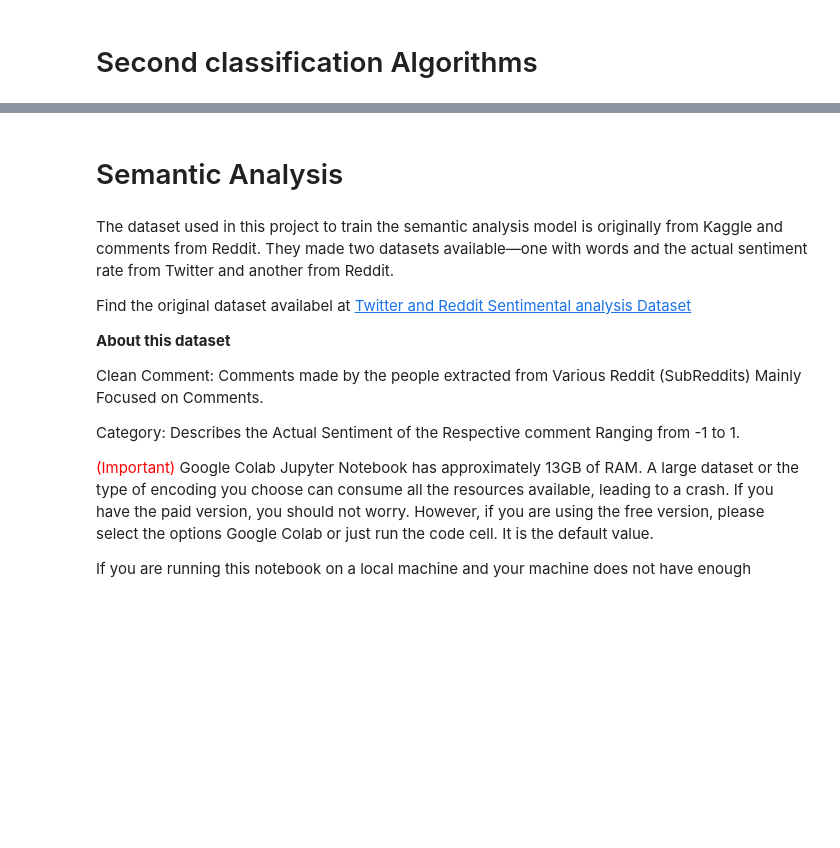
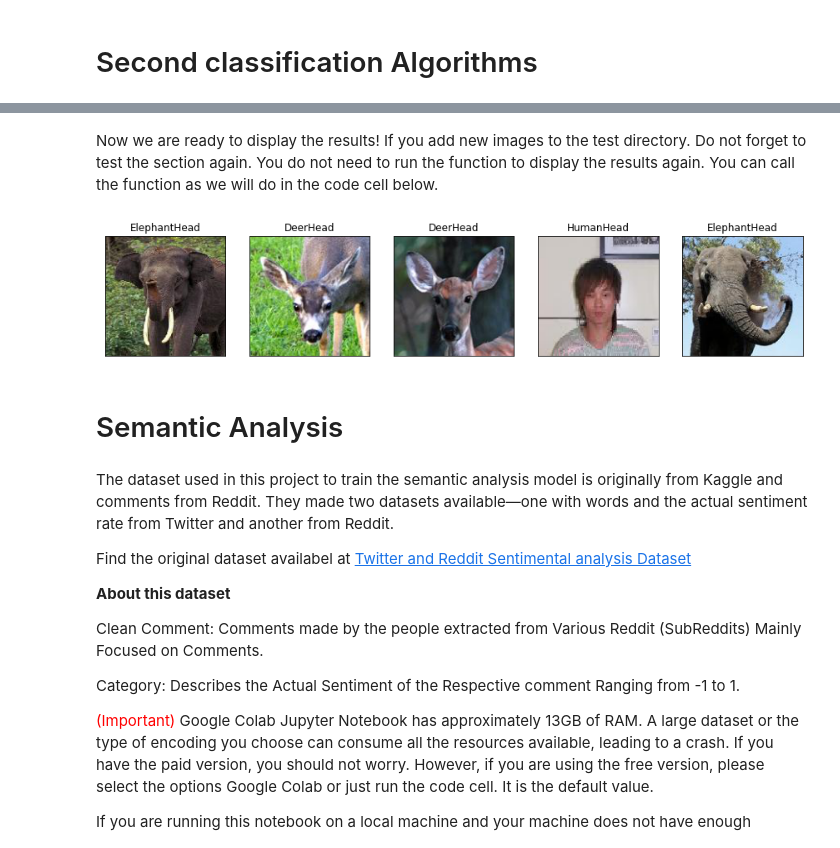
Before and after one commit to raulFuzita/cct_ai, a Jupyter notebook: raul_fuzita_2018337_ML_CA2.ipynb, the cells around one changed output, grey strips where cells are left out. Drawn from its saved outputs; the diff is of its cells as text; code cells hidden in the pictures; blank space fills up the shorter version.

```diff
--- a/raul_fuzita_2018337_ML_CA2.ipynb
+++ b/raul_fuzita_2018337_ML_CA2.ipynb
@@ -628,0 +659,29 @@ digits
+# %%
+#@markdown 👈 &nbsp; Please, run this cell to configure the neural network which is our model.
+
+vgg16 = VGG16(include_top=False, weights='imagenet')
+
+model_vgg16 = tf.keras.models.Sequential([
+    # Note the input shape is the desired size of the image 150x150 with 3 bytes color
+
+    tf.keras.layers.Conv2D(32, (3, 3), activation='relu', input_shape=(150, 150, 3)),
+    tf.keras.layers.MaxPooling2D(2, 2),
+    tf.keras.layers.Conv2D(64, (3, 3), activation='relu'),
+    tf.keras.layers.MaxPooling2D(2, 2),
+    tf.keras.layers.Conv2D(128, (3, 3), activation='relu'),
+    tf.keras.layers.MaxPooling2D(2, 2),
+    tf.keras.layers.Conv2D(128, (3, 3), activation='relu'),
+    tf.keras.layers.MaxPooling2D(2, 2),
+    # Flatten the results to feed into a DNN
+    tf.keras.layers.Flatten(),
+    tf.keras.layers.Dropout(0.5),
+    # 512 neuron hidden layer
+    tf.keras.layers.Dense(512, activation='relu'),
+    tf.keras.layers.Dense(number_of_classes, activation='softmax') # 1 because we have only 1 class
+])
+
+model_vgg16.compile(optimizer=tf.keras.optimizers.RMSprop(lr=0.0001), loss='binary_crossentropy',metrics=['accuracy'])
+
+checkpoint = ModelCheckpoint(vgg16, monitor='val_acc', verbose=1, save_best_only=True, save_weights_only=False, mode='auto', period=1)
+
+model_vgg16.summary()
@@ -628,0 +751,3 @@ digits
+# %%
+#@markdown 👈 &nbsp; Please, run this cell to predict the animals in the testing data.
+predicted_data_vgg16 = predict_image(TESTING_DIR, model_vgg16, animal_labels)
@@ -629,3 +774,10 @@ digits
+# %% [markdown]
+Now we are ready to display the results! If you add new images to the test directory. Do not forget to test the section again. You do not need to run the function to display the results again. You can call the function as we will do in the code cell below.
+# %%
+#@markdown 👈 &nbsp; Please, run this cell to show the five first results!!
+show_predicted_data(predicted_data_vgg16, collabel="label", colimage="image", testing_dir=TESTING_DIR)
+# %% [output]
+[figure, added]
 # %% [markdown]
 # Semantic Analysis
 # %% [markdown]
```
Also changed, not shown: parts of 41 cells of this notebook.
